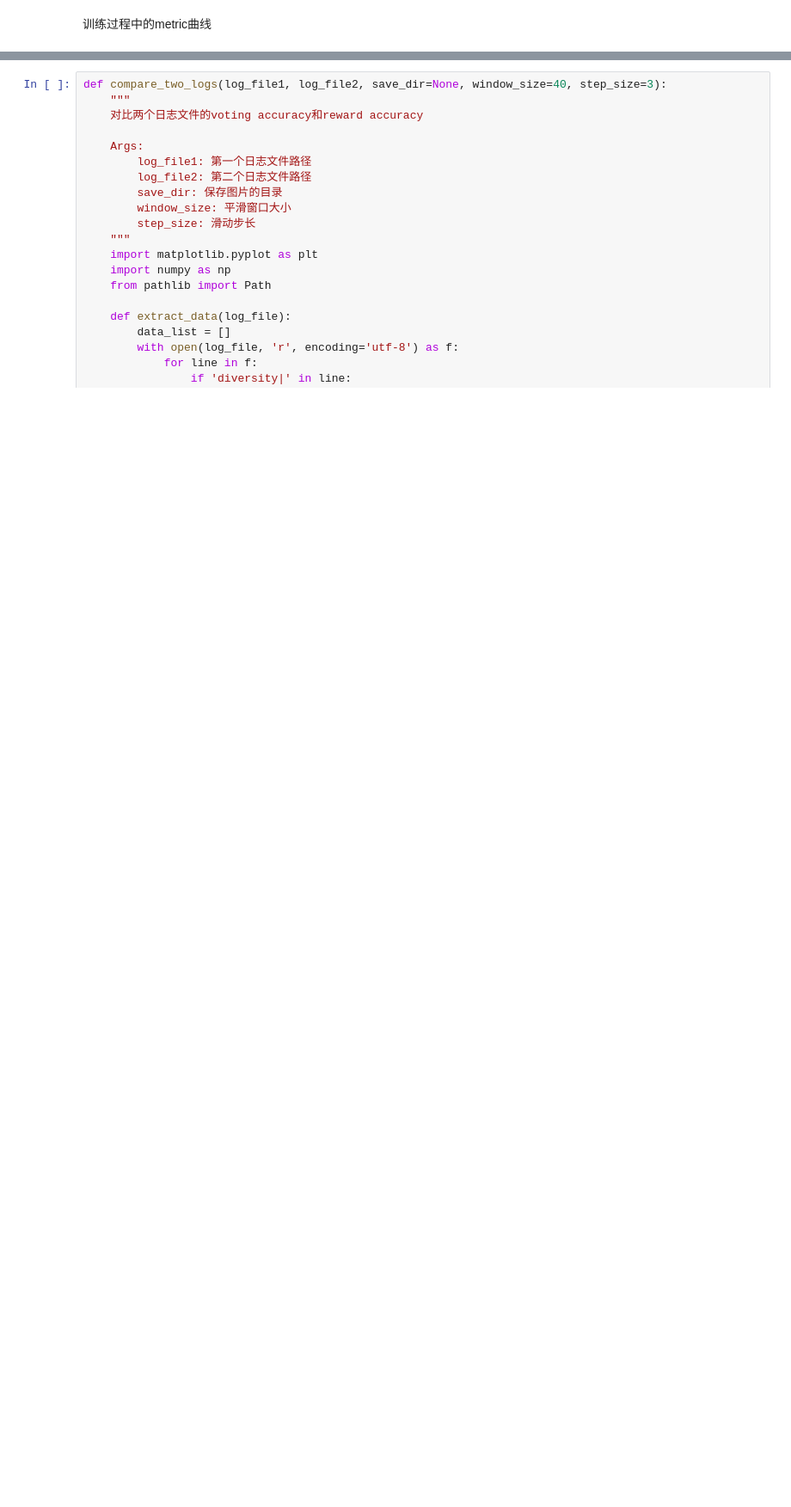
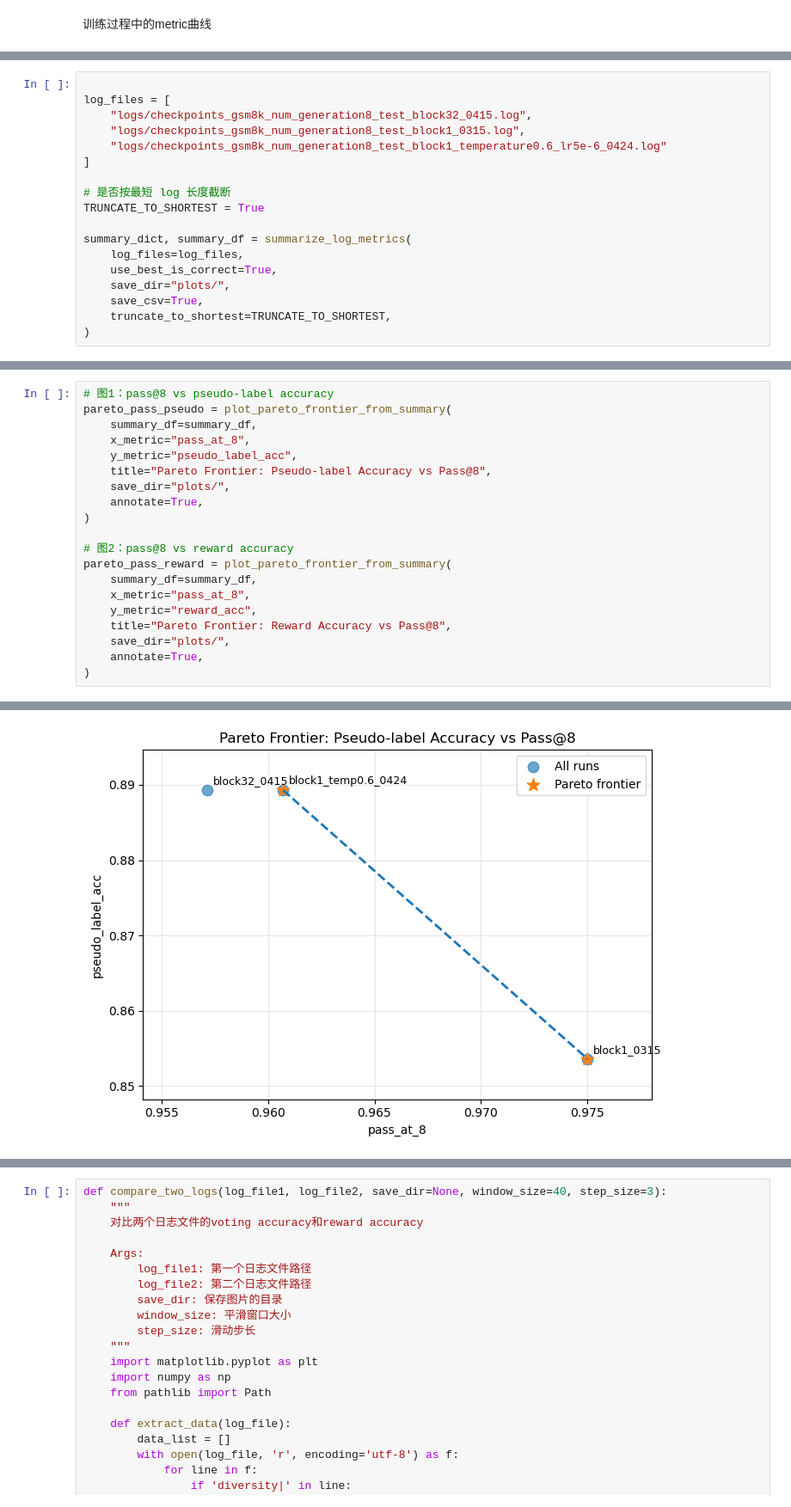
Before and after one commit to duterscmy/JustGRPO, a Jupyter notebook: draw_reward.ipynb, the cells around one changed output, grey strips where cells are left out. Shown at 86% size. Saved outputs shown, nothing was run; the diff lists cells and outputs as text; blank space fills up the shorter version.

```diff
--- a/draw_reward.ipynb
+++ b/draw_reward.ipynb
@@ -913,0 +1280,18 @@ Saved to plots/unique_answer_num.png
+# %%
+
+log_files = [
+    "logs/checkpoints_gsm8k_num_generation8_test_block32_0415.log",
+    "logs/checkpoints_gsm8k_num_generation8_test_block1_0315.log",
+    "logs/checkpoints_gsm8k_num_generation8_test_block1_temperature0.6_lr5e-6_0424.log"
+]
+
+# 是否按最短 log 长度截断
+TRUNCATE_TO_SHORTEST = True
+
+summary_dict, summary_df = summarize_log_metrics(
+    log_files=log_files,
+    use_best_is_correct=True,
+    save_dir="plots/",
+    save_csv=True,
+    truncate_to_shortest=TRUNCATE_TO_SHORTEST,
+)
@@ -913,0 +1482,21 @@ Saved to plots/unique_answer_num.png
+# %%
+# 图1：pass@8 vs pseudo-label accuracy
+pareto_pass_pseudo = plot_pareto_frontier_from_summary(
+    summary_df=summary_df,
+    x_metric="pass_at_8",
+    y_metric="pseudo_label_acc",
+    title="Pareto Frontier: Pseudo-label Accuracy vs Pass@8",
+    save_dir="plots/",
+    annotate=True,
+)
+
+# 图2：pass@8 vs reward accuracy
+pareto_pass_reward = plot_pareto_frontier_from_summary(
+    summary_df=summary_df,
+    x_metric="pass_at_8",
+    y_metric="reward_acc",
+    title="Pareto Frontier: Reward Accuracy vs Pass@8",
+    save_dir="plots/",
+    annotate=True,
+)
+# %% [output]
@@ -913,0 +1504 @@ Saved to plots/unique_answer_num.png
+[figure, added]
```
Also changed, not shown: parts of 6 cells of this notebook, 1 other file.
